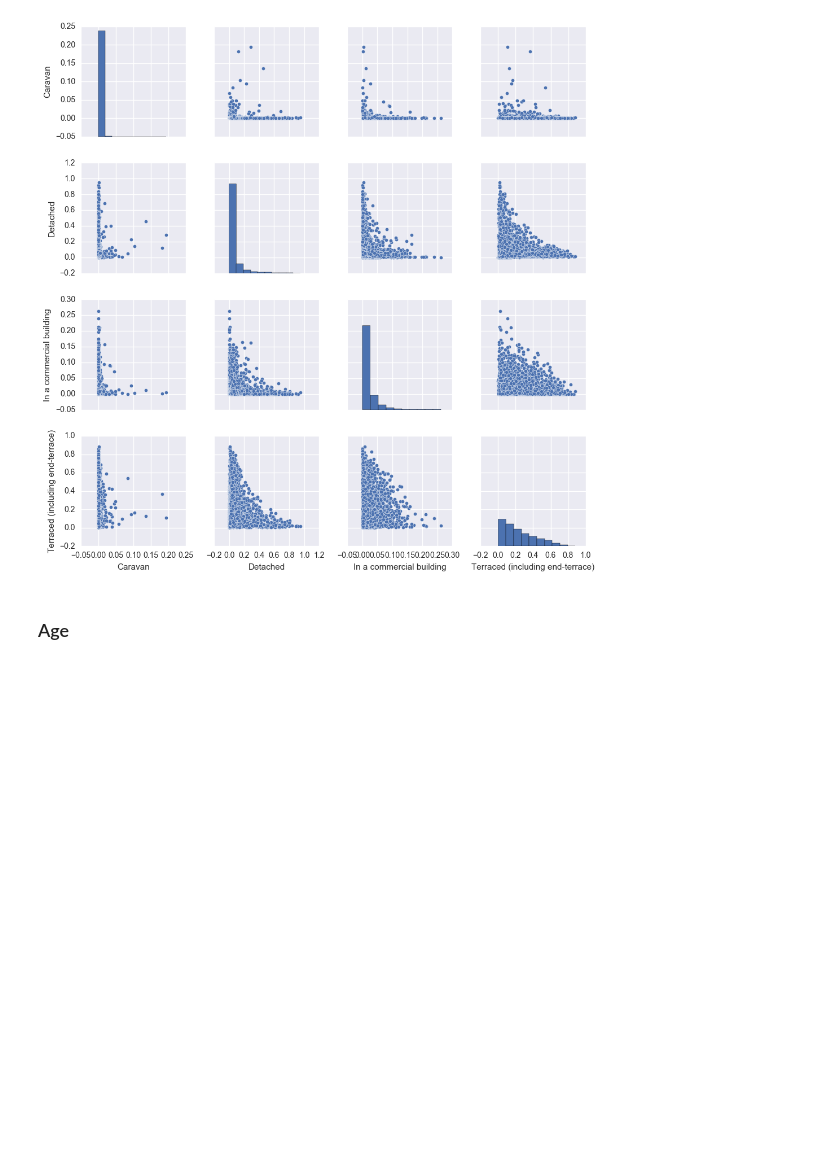
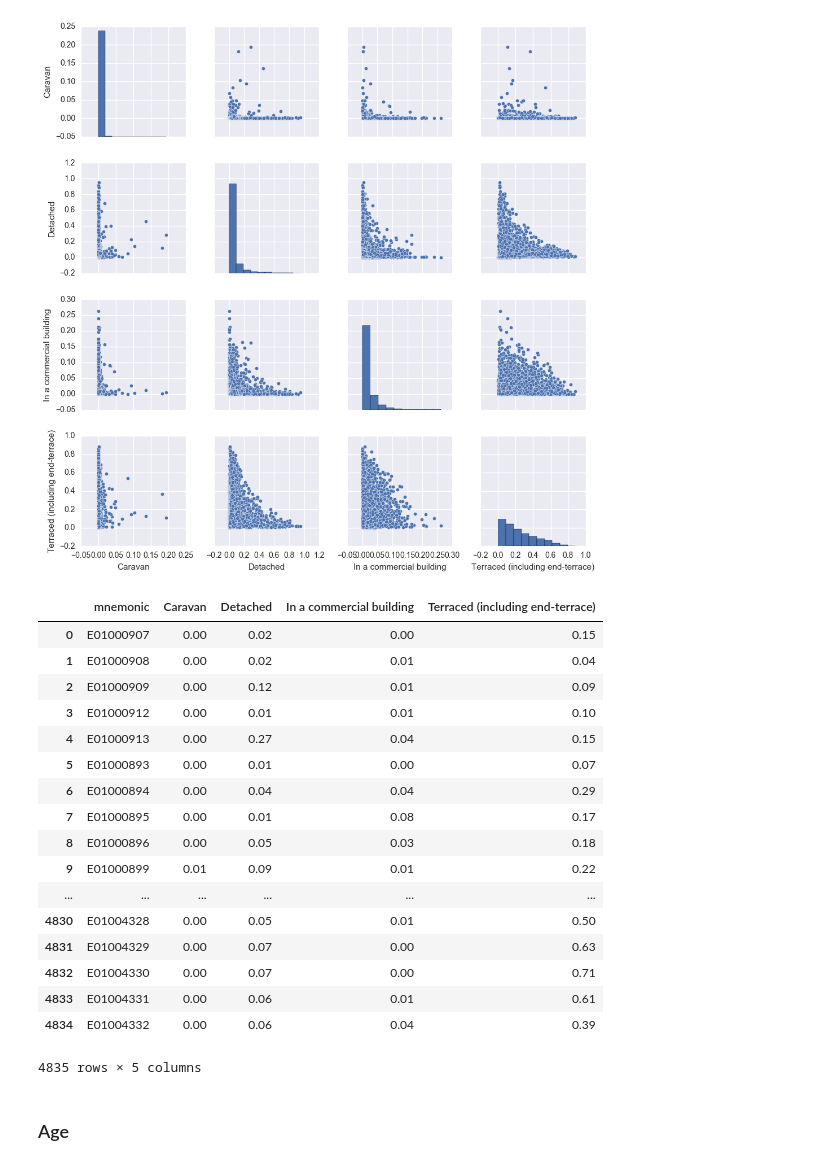
Before and after one commit to kingsgeocomp/applied_gsa, a Jupyter notebook: Week 3-Clustering & Geodemographics.ipynb, the cells around one changed output. Saved outputs shown, nothing was run; the diff lists cells and outputs as text; code cells hidden in the pictures; blank space fills up the shorter version.

```diff
--- a/Week 3-Clustering & Geodemographics.ipynb
+++ b/Week 3-Clustering & Geodemographics.ipynb
@@ -319,8 +319,29 @@ sns.pairplot(d_pct.ix[:,to_keep])
 # %% [output]
 <seaborn.axisgrid.PairGrid at 0x...>
 [figure]
+# %%
+d[t + '_pct'] = d_pct.ix[:, to_keep]
 # %%
-d[t + '_pct'] = d_
+d[t+'_pct']
+# %% [output]
+|  | mnemonic | Caravan | Detached | In a commercial building | Terraced (including end-terrace) |
+| 0 | E01000907 | 0.00 | 0.02 | 0.00 | 0.15 |
+| 1 | E01000908 | 0.00 | 0.02 | 0.01 | 0.04 |
+| 2 | E01000909 | 0.00 | 0.12 | 0.01 | 0.09 |
+| 3 | E01000912 | 0.00 | 0.01 | 0.01 | 0.10 |
+| 4 | E01000913 | 0.00 | 0.27 | 0.04 | 0.15 |
+| 5 | E01000893 | 0.00 | 0.01 | 0.00 | 0.07 |
+| 6 | E01000894 | 0.00 | 0.04 | 0.04 | 0.29 |
+| 7 | E01000895 | 0.00 | 0.01 | 0.08 | 0.17 |
+| 8 | E01000896 | 0.00 | 0.05 | 0.03 | 0.18 |
+| 9 | E01000899 | 0.01 | 0.09 | 0.01 | 0.22 |
+| ... | ... | ... | ... | ... | ... |
+| 4830 | E01004328 | 0.00 | 0.05 | 0.01 | 0.50 |
+| 4831 | E01004329 | 0.00 | 0.07 | 0.00 | 0.63 |
+| 4832 | E01004330 | 0.00 | 0.07 | 0.00 | 0.71 |
+| 4833 | E01004331 | 0.00 | 0.06 | 0.01 | 0.61 |
+| 4834 | E01004332 | 0.00 | 0.06 | 0.04 | 0.39 |
+4835 rows × 5 columns
 # %% [markdown]
 ### Age
 # %%
```
